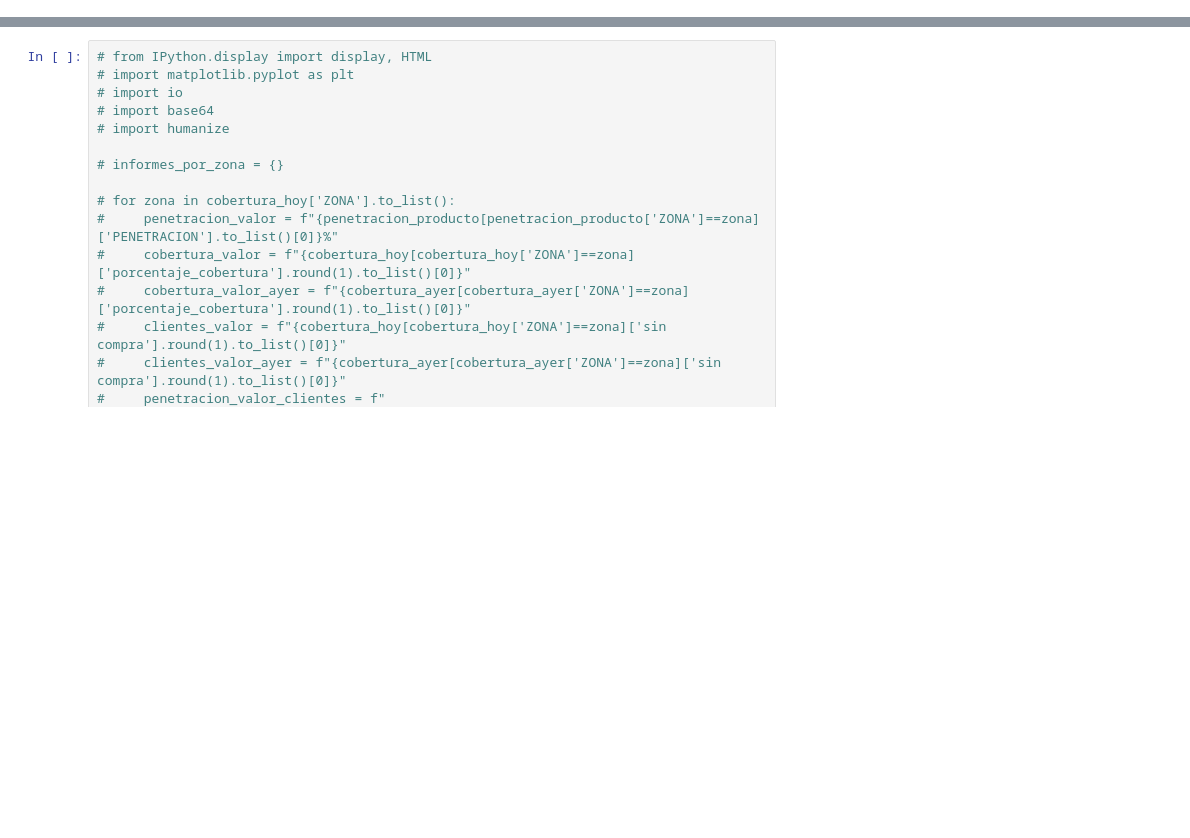
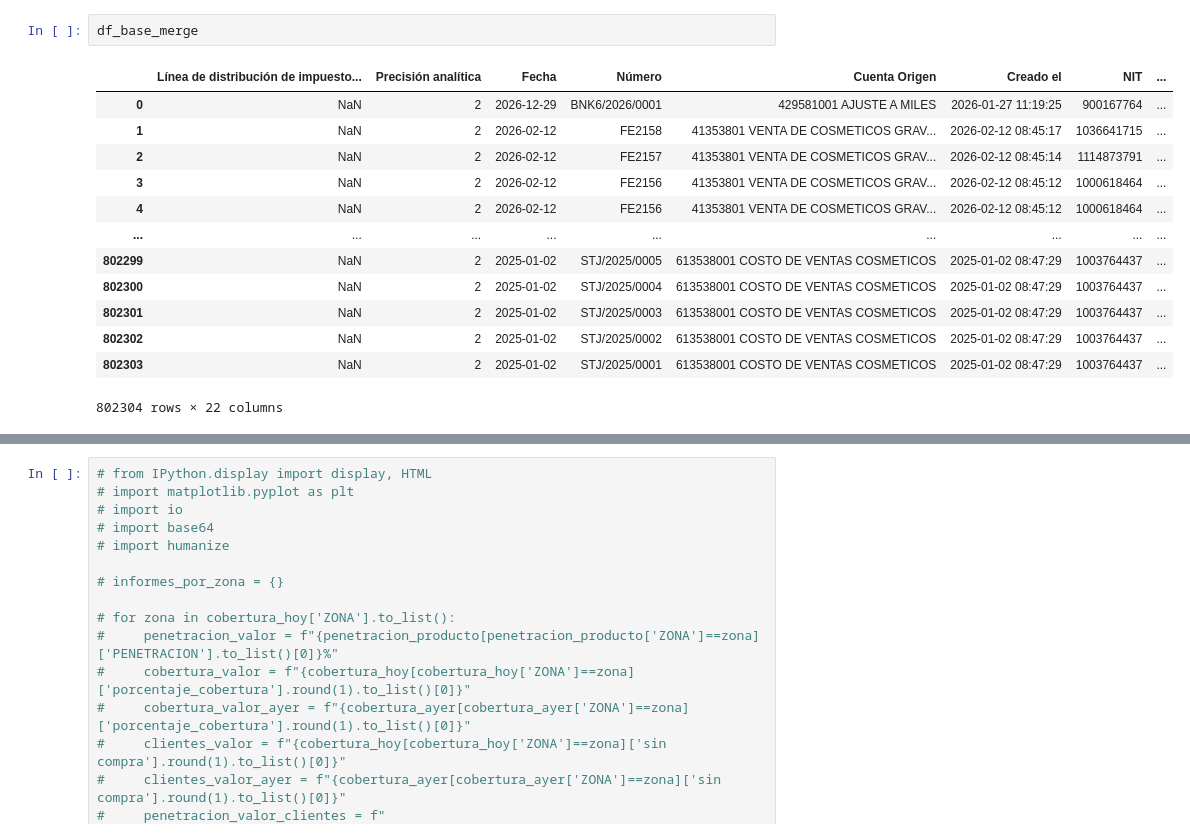
Before and after one commit to la-pocion-code/analisis_datos, a Jupyter notebook: pruebas2.ipynb, the cells around one changed output, grey strips where cells are left out. Saved outputs shown, nothing was run; the diff lists cells and outputs as text; blank space fills up the shorter version.

```diff
--- a/pruebas2.ipynb
+++ b/pruebas2.ipynb
@@ -423,0 +76,16 @@ Concatenando todos los archivos...
+# %%
+df_base_merge
+# %% [output]
+|  | Línea de distribución de impuesto... | Precisión analítica | Fecha | Número | Cuenta Origen | Creado el | NIT | ... |
+| 0 | NaN | 2 | 2026-12-29 | BNK6/2026/0001 | 429581001 AJUSTE A MILES | 2026-01-27 11:19:25 | 900167764 | ... |
+| 1 | NaN | 2 | 2026-02-12 | FE2158 | 41353801 VENTA DE COSMETICOS GRAV... | 2026-02-12 08:45:17 | 1036641715 | ... |
+| 2 | NaN | 2 | 2026-02-12 | FE2157 | 41353801 VENTA DE COSMETICOS GRAV... | 2026-02-12 08:45:14 | 1114873791 | ... |
+| 3 | NaN | 2 | 2026-02-12 | FE2156 | 41353801 VENTA DE COSMETICOS GRAV... | 2026-02-12 08:45:12 | 1000618464 | ... |
+| 4 | NaN | 2 | 2026-02-12 | FE2156 | 41353801 VENTA DE COSMETICOS GRAV... | 2026-02-12 08:45:12 | 1000618464 | ... |
+| ... | ... | ... | ... | ... | ... | ... | ... | ... |
+| 802299 | NaN | 2 | 2025-01-02 | STJ/2025/0005 | 613538001 COSTO DE VENTAS COSMETICOS | 2025-01-02 08:47:29 | 1003764437 | ... |
+| 802300 | NaN | 2 | 2025-01-02 | STJ/2025/0004 | 613538001 COSTO DE VENTAS COSMETICOS | 2025-01-02 08:47:29 | 1003764437 | ... |
+| 802301 | NaN | 2 | 2025-01-02 | STJ/2025/0003 | 613538001 COSTO DE VENTAS COSMETICOS | 2025-01-02 08:47:29 | 1003764437 | ... |
+| 802302 | NaN | 2 | 2025-01-02 | STJ/2025/0002 | 613538001 COSTO DE VENTAS COSMETICOS | 2025-01-02 08:47:29 | 1003764437 | ... |
+| 802303 | NaN | 2 | 2025-01-02 | STJ/2025/0001 | 613538001 COSTO DE VENTAS COSMETICOS | 2025-01-02 08:47:29 | 1003764437 | ... |
+802304 rows × 22 columns
```
Also changed, not shown: parts of 8 cells of this notebook, 5 other files.
